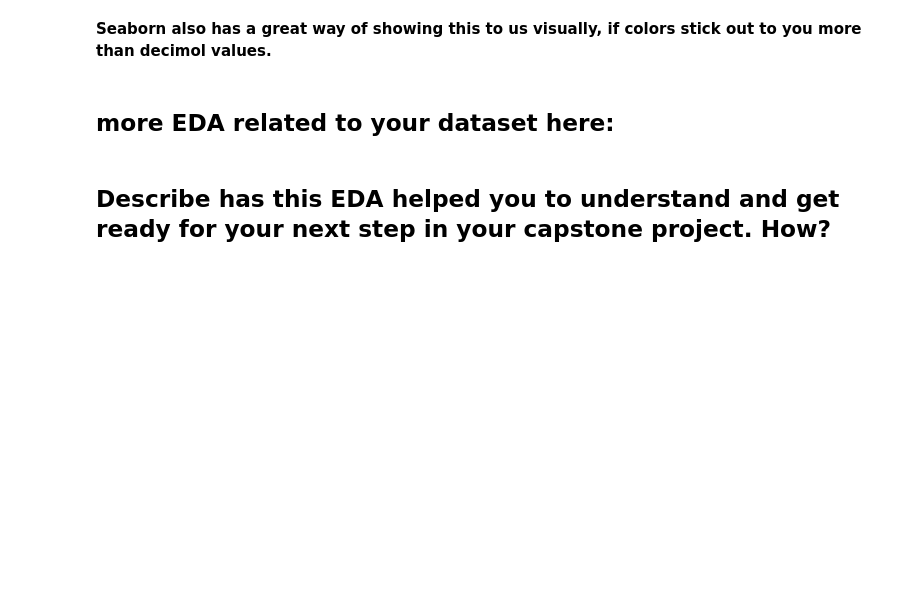
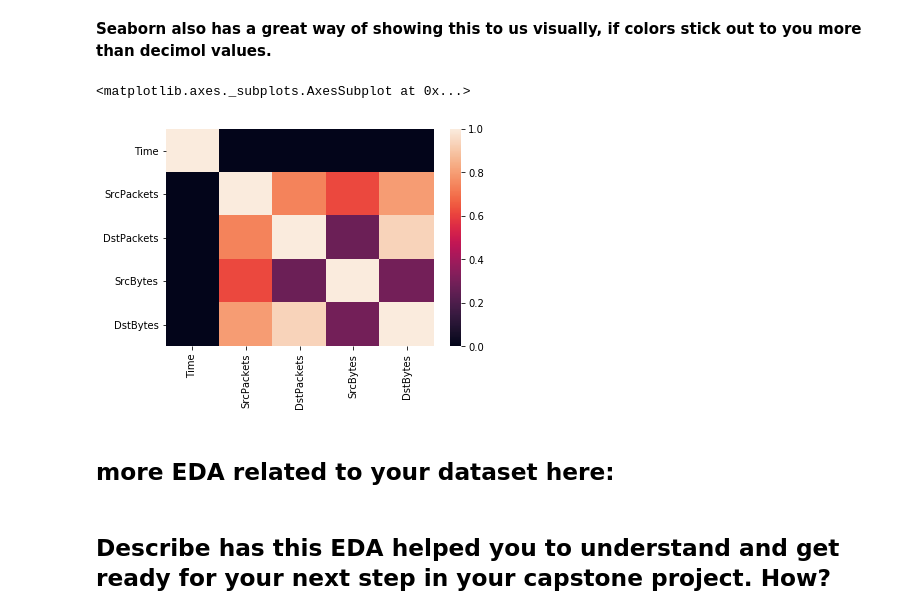
Before and after one commit to chalmerlowe/capstone, a Jupyter notebook: capstone.ipynb, the cells around one changed output. Cells and saved outputs as stored; diff of their text form; code cells hidden in the pictures; blank space fills up the shorter version.

```diff
--- a/capstone.ipynb
+++ b/capstone.ipynb
@@ -453,2 +686,12 @@ It is very useful to get a feel for what is related and what is not, which can h
+# %%
+# The visual representation did make me curious about the relationship between the Src bytes
+#     the Dst bytes... the heatmap implies that there is very little correlation between the
+#     Src bytes and the Dst bytes ... i.e. "talkative" Src computers may OR may not be
+#     paired with talkative Dst computers.
+#
+sns.heatmap(dfpnb.corr())
+# %% [output]
+<matplotlib.axes._subplots.AxesSubplot at 0x...>
+[figure, added]
 # %% [markdown]
 ## more EDA related to your dataset here:
```
Also changed, not shown: parts of 48 cells of this notebook.
